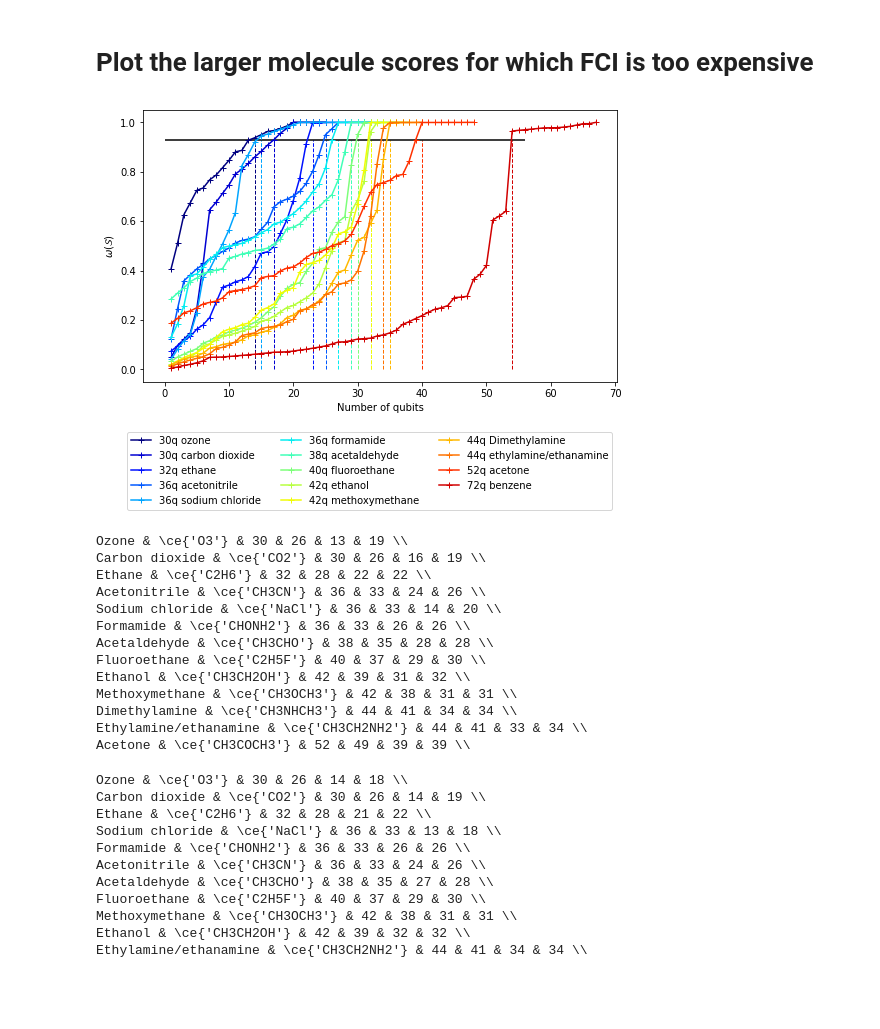
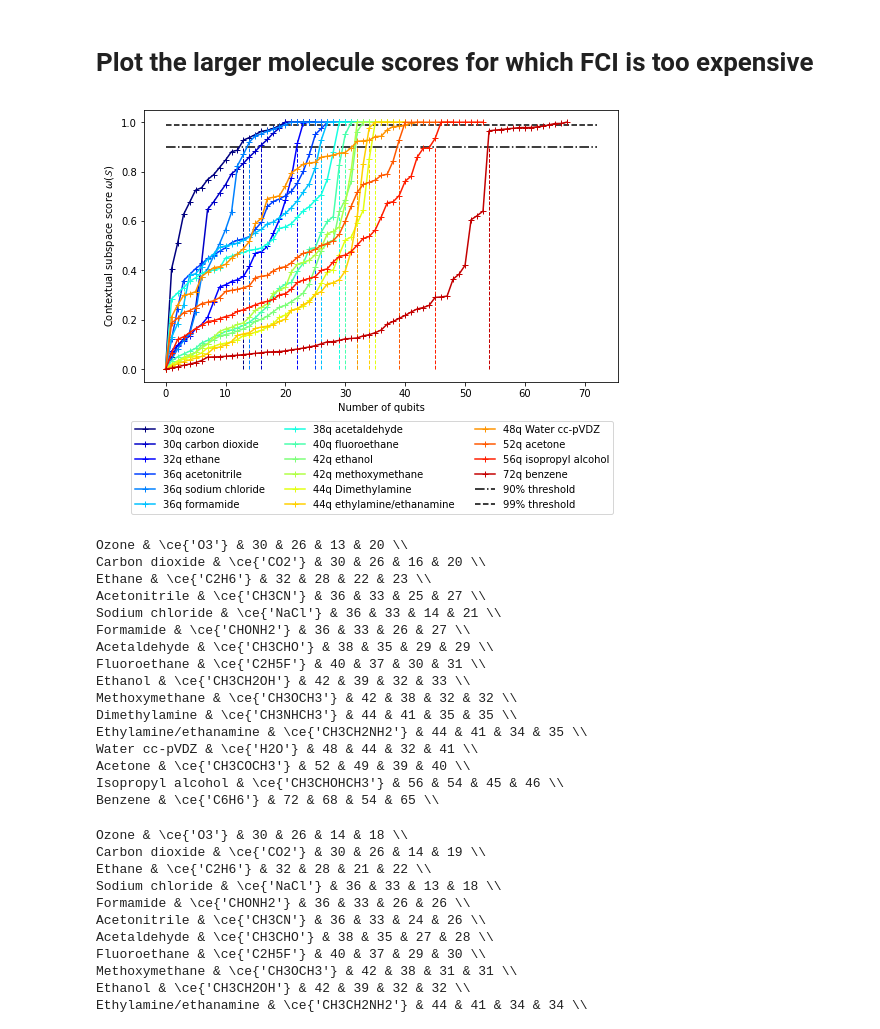
Before and after one commit to UCL-CCS/symmer, a Jupyter notebook: notebooks/draft/plot_stabilizer_results.ipynb, the cells around one changed output. Drawn from its saved outputs; the diff is of its cells as text; code cells hidden in the pictures; blank space fills up the shorter version.

Commit message:
Regenerated randomized stabilizer results

```diff
--- a/notebooks/draft/plot_stabilizer_results.ipynb
+++ b/notebooks/draft/plot_stabilizer_results.ipynb
@@ -3,11 +3,11 @@ import numpy as np
 import json
 from matplotlib import pyplot as plt
 # %%
-with open('data/molecule_data.json', 'r') as jfile:
+with open('../data/molecule_data.json', 'r') as jfile:
     molecule_geometries = json.load(jfile)
-with open('data/score_data.json', 'r') as infile:
+with open('../data/score_data.json', 'r') as infile:
     scoring_data_1 = json.load(infile)
-with open('data/score_data_2.json', 'r') as infile:
+with open('../data/score_data_2.json', 'r') as infile:
     scoring_data_2 = json.load(infile)
-with open('data/score_vs_energy.json', 'r') as infile:
+with open('../data/score_vs_energy.json', 'r') as infile:
     randomized = json.load(infile)
@@ -452,35 +454,36 @@ np.mean(chem_acc_scores)
 # %%
 from matplotlib import cm
 
-molecules = list(scoring_data_2.keys())
+molecules = list(scoring_data_final.keys())
 
-plot_mols = [mol for mol in molecules if scoring_data_2[mol]['n_qubits_pre_taper'] >=30]
-mol_order = sorted([(mol, scoring_data_2[mol]['n_qubits_pre_taper']) for mol in plot_mols], key=lambda x:x[1])
+plot_mols = [mol for mol in molecules if scoring_data_final[mol]['n_qubits_pre_taper'] >=30]
+mol_order = sorted([(mol, scoring_data_final[mol]['n_qubits_pre_taper']) for mol in plot_mols], key=lambda x:x[1])
 mol_order, qubits = zip(*mol_order)
 
 fig,score_axis = plt.subplots(figsize=(8.5,5))
 
 for index, speciesname in enumerate(mol_order):
     try:
         name = molecule_geometries[speciesname]['name']
     except:
         name = 'Water cc-pVDZ'
     data = scoring_data_2[speciesname]
     n_qubits = data['n_qubits_post_taper']
     n_qubits_full = data['n_qubits_pre_taper']
-    scores = np.array(data['stabilizer_score'])
-    scored_1 = np.where(scores>0.93)[0][0]
+    scores = np.append(0, data['stabilizer_score'])
+    scored_1 = np.where(scores>0.90)[0][0]
 
     c = plt.cm.jet(index/len(plot_mols))
-    X = np.arange(len(scores))+1
+    X = np.arange(len(scores))
     score_axis.plot(X,scores, color=c, marker='+', label=f'{n_qubits_full}q {name}')
-    score_axis.vlines(scored_1+1, 0, 0.93, color=c, ls='--', lw=1)
+    score_axis.vlines(scored_1, 0, 0.9, color=c, ls='--', lw=1)
 
-score_axis.hlines(0.93, 0, 56, color='black')
+score_axis.hlines(0.90, 0, 72, color='black', label='90% threshold', ls='-.')
+score_axis.hlines(0.99, 0, 72, color='black', label='99% threshold', ls='--')
 score_axis.set_xlabel('Number of qubits')
-score_axis.set_ylabel('$\omega(\mathcal{S})$')
-fig.legend(ncol=3, bbox_to_anchor=(0.9,0))
+score_axis.set_ylabel('Contextual subspace score $\omega(\mathcal{S})$')
+fig.legend(ncol=3, bbox_to_anchor=(0.9,0.03))
 plt.show()
 # %% [output]
-[figure, old version]
+[figure, new version]
 # %%
@@ -488,7 +496,7 @@ fig.savefig('plots/large_molecules.png', dpi=300, bbox_inches='tight')
 # %%
-molecules = list(scoring_data_2.keys())
-plot_mols = [mol for mol in molecules if scoring_data_2[mol]['n_qubits_pre_taper'] >=30]
-mol_order = sorted([(mol, scoring_data_2[mol]['n_qubits_pre_taper']) for mol in plot_mols], key=lambda x:x[1])
+molecules = list(scoring_data_final.keys())
+plot_mols = [mol for mol in molecules if scoring_data_final[mol]['n_qubits_pre_taper'] >=30]
+mol_order = sorted([(mol, scoring_data_final[mol]['n_qubits_pre_taper']) for mol in plot_mols], key=lambda x:x[1])
 mol_order, qubits = zip(*mol_order)
 
 for speciesname in mol_order:
@@ -500,25 +508,28 @@ for speciesname in mol_order:
     data = scoring_data_2[speciesname]
     n_qubits = data['n_qubits_post_taper']
     n_qubits_full = data['n_qubits_pre_taper']
-    scores = np.array(data['stabilizer_score'])
-    scored_93 = np.where(scores>0.93)[0][0]
+    scores = np.append(0, data['stabilizer_score'])
+    scored_93 = np.where(scores>0.90)[0][0]
     scored_99 = np.where(scores>0.99)[0][0]
     frmat = speciesname[:speciesname.find('_')]
     print(f'{name} & \ce{ {frmat} } & {n_qubits_full} & {n_qubits} & {scored_93} & {scored_99} \\\\')
 # %% [output]
-Ozone & \ce{'O3'} & 30 & 26 & 13 & 19 \\
-Carbon dioxide & \ce{'CO2'} & 30 & 26 & 16 & 19 \\
-Ethane & \ce{'C2H6'} & 32 & 28 & 22 & 22 \\
-Acetonitrile & \ce{'CH3CN'} & 36 & 33 & 24 & 26 \\
-Sodium chloride & \ce{'NaCl'} & 36 & 33 & 14 & 20 \\
-Formamide & \ce{'CHONH2'} & 36 & 33 & 26 & 26 \\
-Acetaldehyde & \ce{'CH3CHO'} & 38 & 35 & 28 & 28 \\
-Fluoroethane & \ce{'C2H5F'} & 40 & 37 & 29 & 30 \\
-Ethanol & \ce{'CH3CH2OH'} & 42 & 39 & 31 & 32 \\
-Methoxymethane & \ce{'CH3OCH3'} & 42 & 38 & 31 & 31 \\
-Dimethylamine & \ce{'CH3NHCH3'} & 44 & 41 & 34 & 34 \\
-Ethylamine/ethanamine & \ce{'CH3CH2NH2'} & 44 & 41 & 33 & 34 \\
-Acetone & \ce{'CH3COCH3'} & 52 & 49 & 39 & 39 \\
+Ozone & \ce{'O3'} & 30 & 26 & 13 & 20 \\
+Carbon dioxide & \ce{'CO2'} & 30 & 26 & 16 & 20 \\
+Ethane & \ce{'C2H6'} & 32 & 28 & 22 & 23 \\
+Acetonitrile & \ce{'CH3CN'} & 36 & 33 & 25 & 27 \\
+Sodium chloride & \ce{'NaCl'} & 36 & 33 & 14 & 21 \\
+Formamide & \ce{'CHONH2'} & 36 & 33 & 26 & 27 \\
+Acetaldehyde & \ce{'CH3CHO'} & 38 & 35 & 29 & 29 \\
+Fluoroethane & \ce{'C2H5F'} & 40 & 37 & 30 & 31 \\
+Ethanol & \ce{'CH3CH2OH'} & 42 & 39 & 32 & 33 \\
+Methoxymethane & \ce{'CH3OCH3'} & 42 & 38 & 32 & 32 \\
+Dimethylamine & \ce{'CH3NHCH3'} & 44 & 41 & 35 & 35 \\
+Ethylamine/ethanamine & \ce{'CH3CH2NH2'} & 44 & 41 & 34 & 35 \\
+Water cc-pVDZ & \ce{'H2O'} & 48 & 44 & 32 & 41 \\
+Acetone & \ce{'CH3COCH3'} & 52 & 49 & 39 & 40 \\
+Isopropyl alcohol & \ce{'CH3CHOHCH3'} & 56 & 54 & 45 & 46 \\
+Benzene & \ce{'C6H6'} & 72 & 68 & 54 & 65 \\
 # %%
 molecules = list(scoring_data_1.keys())
 plot_mols = [mol for mol in molecules if scoring_data_1[mol]['n_qubits_pre_taper'] >=30]
```
Also changed, not shown: parts of 5 cells of this notebook, 3 other files.
